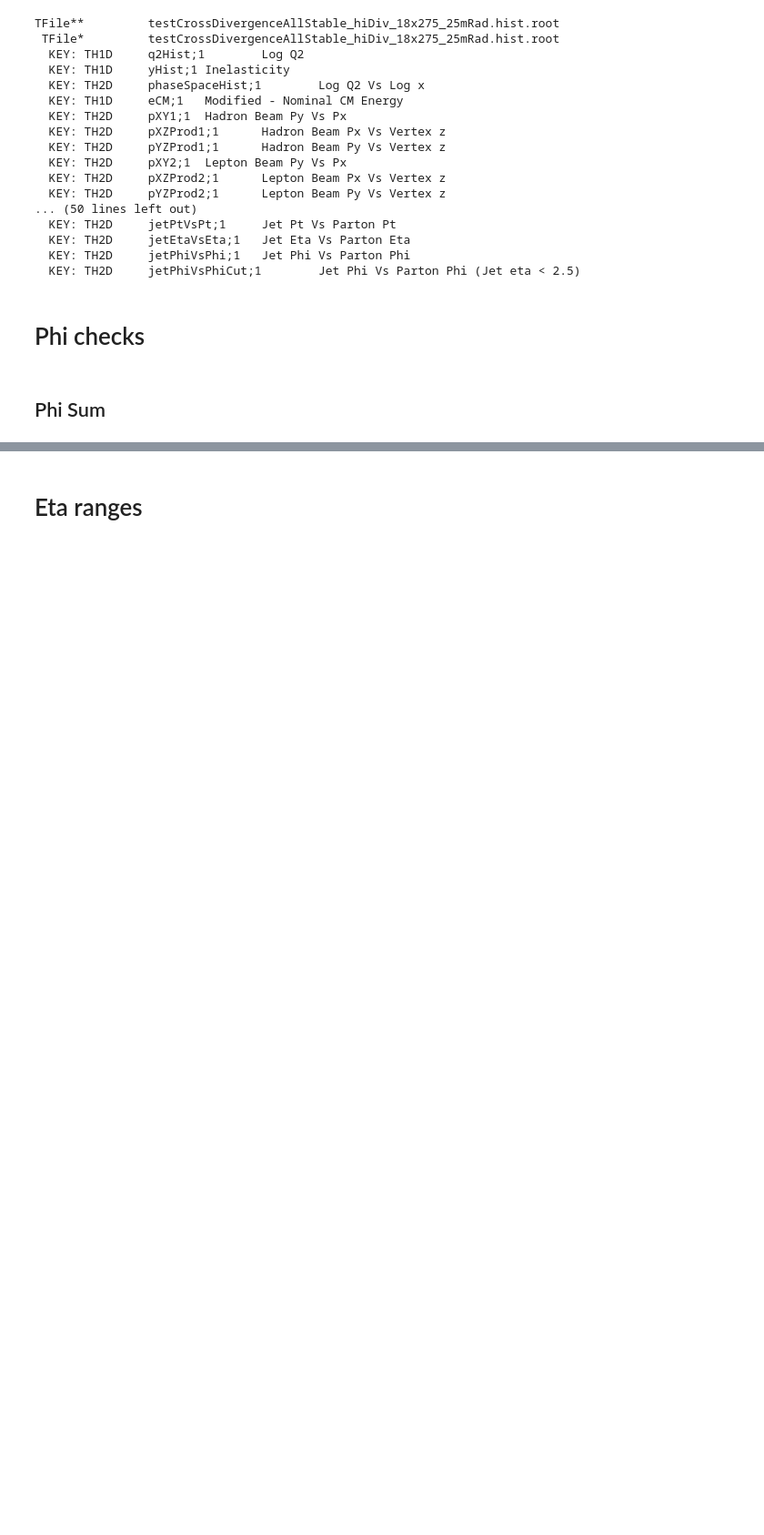
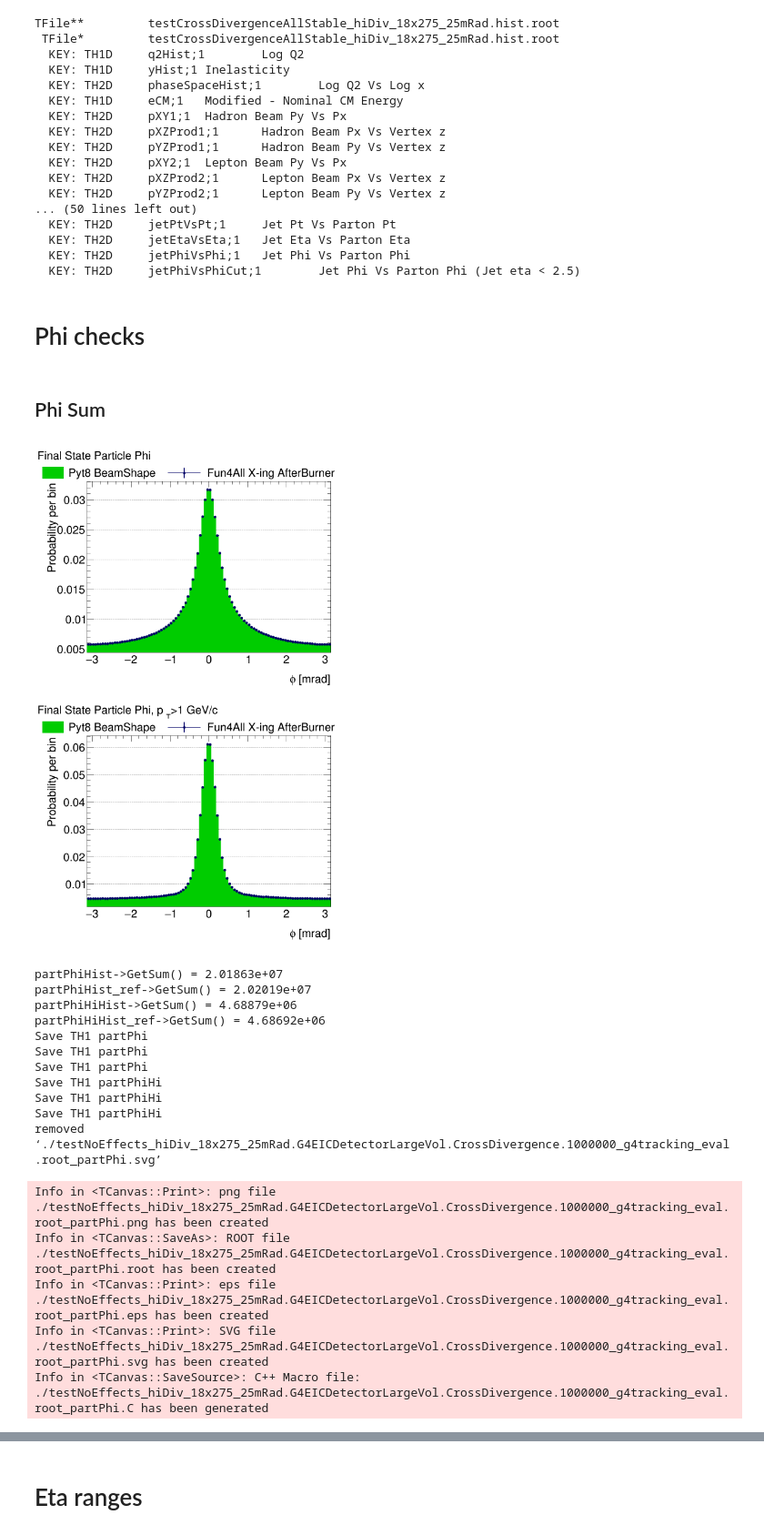
Before and after one commit to blackcathj/analysis-1, a Jupyter notebook: BeamXingCheck/analysis_1M.ipynb, the cells around one changed output, grey strips where cells are left out. Shown at 91% size. Drawn from its saved outputs; the diff is of its cells as text; code cells hidden in the pictures; blank space fills up the shorter version.

```diff
--- a/BeamXingCheck/analysis_1M.ipynb
+++ b/BeamXingCheck/analysis_1M.ipynb
@@ -421,34 +421,52 @@ TFile**         testCrossDivergenceAllStable_hiDiv_18x275_25mRad.hist.root
 
 
         p = (TPad *)c1->cd(idx++);
         c1->Update();
         p->SetGridy();
 
-        TH1D *partPhiHiHist  = new TH1D("partPhiHi","Final State Particle Phi;#phi [mrad];Probability per bin",100,-1.0*TMath::Pi(),TMath::Pi());
+        TH1D *partPhiHiHist  = new TH1D("partPhiHi","Final State Particle Phi, p_{T}>1 GeV/c;#phi [mrad];Probability per bin",100,-1.0*TMath::Pi(),TMath::Pi());
         tracks->Draw("gpphi>>partPhiHi","gpt>1 && abs(gpeta)<10","goff");
 
         partPhiHiHist ->Sumw2();
           cout <<"partPhiHiHist->GetSum() = "<<partPhiHiHist->GetSum()<<endl;
          partPhiHiHist ->Scale(1./partPhiHiHist ->GetSum());
 
 
         TH1D *partPhiHiHist_ref  = (TH1D *)( fpythia8_ref->Get("partPhiHi"));
         assert(partPhiHiHist_ref);
         partPhiHiHist_ref->Sumw2();
 
           cout <<"partPhiHiHist_ref->GetSum() = "<<partPhiHiHist_ref->GetSum()<<endl;
          partPhiHiHist_ref->Scale(1./partPhiHiHist_ref->GetSum());
 
 
 
         DrawReference(partPhiHiHist, partPhiHiHist_ref, false);
       }
 
 
 
     c1->Draw();
     SaveCanvas(c1, TString(ftrack_eval->GetName() )+"_"+ TString(c1->GetName()), kTRUE);
 }
+# %% [output]
+[figure, added]
+partPhiHist->GetSum() = 2.01863e+07
+partPhiHist_ref->GetSum() = 2.02019e+07
+partPhiHiHist->GetSum() = 4.68879e+06
+partPhiHiHist_ref->GetSum() = 4.68692e+06
+Save TH1 partPhi
+Save TH1 partPhi
+Save TH1 partPhi
+Save TH1 partPhiHi
+Save TH1 partPhiHi
+Save TH1 partPhiHi
+removed ‘./testNoEffects_hiDiv_18x275_25mRad.G4EICDetectorLargeVol.CrossDivergence.1000000_g4tracking_eval.root_partPhi.svg’
+Info in <TCanvas::Print>: png file ./testNoEffects_hiDiv_18x275_25mRad.G4EICDetectorLargeVol.CrossDivergence.1000000_g4tracking_eval.root_partPhi.png has been created
+Info in <TCanvas::SaveAs>: ROOT file ./testNoEffects_hiDiv_18x275_25mRad.G4EICDetectorLargeVol.CrossDivergence.1000000_g4tracking_eval.root_partPhi.root has been created
+Info in <TCanvas::Print>: eps file ./testNoEffects_hiDiv_18x275_25mRad.G4EICDetectorLargeVol.CrossDivergence.1000000_g4tracking_eval.root_partPhi.eps has been created
+Info in <TCanvas::Print>: SVG file ./testNoEffects_hiDiv_18x275_25mRad.G4EICDetectorLargeVol.CrossDivergence.1000000_g4tracking_eval.root_partPhi.svg has been created
+Info in <TCanvas::SaveSource>: C++ Macro file: ./testNoEffects_hiDiv_18x275_25mRad.G4EICDetectorLargeVol.CrossDivergence.1000000_g4tracking_eval.root_partPhi.C has been generated
 # %%
 {
      TH2D *partPhiVsEtaHist = new TH2D("partPhiVsEta","Final State Particle Phi Vs Eta",400,-10.,10.,100,-1.0*TMath::Pi(),TMath::Pi());
```
Also changed, not shown: parts of 4 cells of this notebook.
